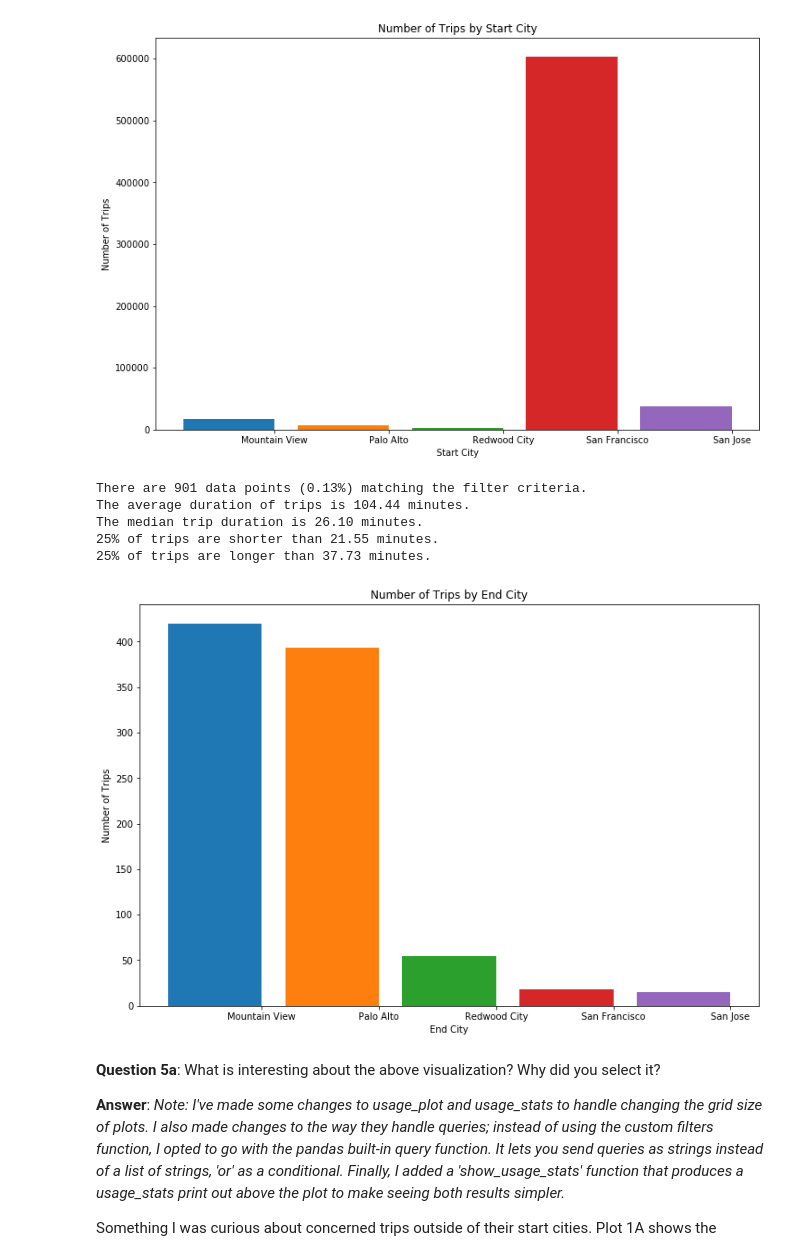
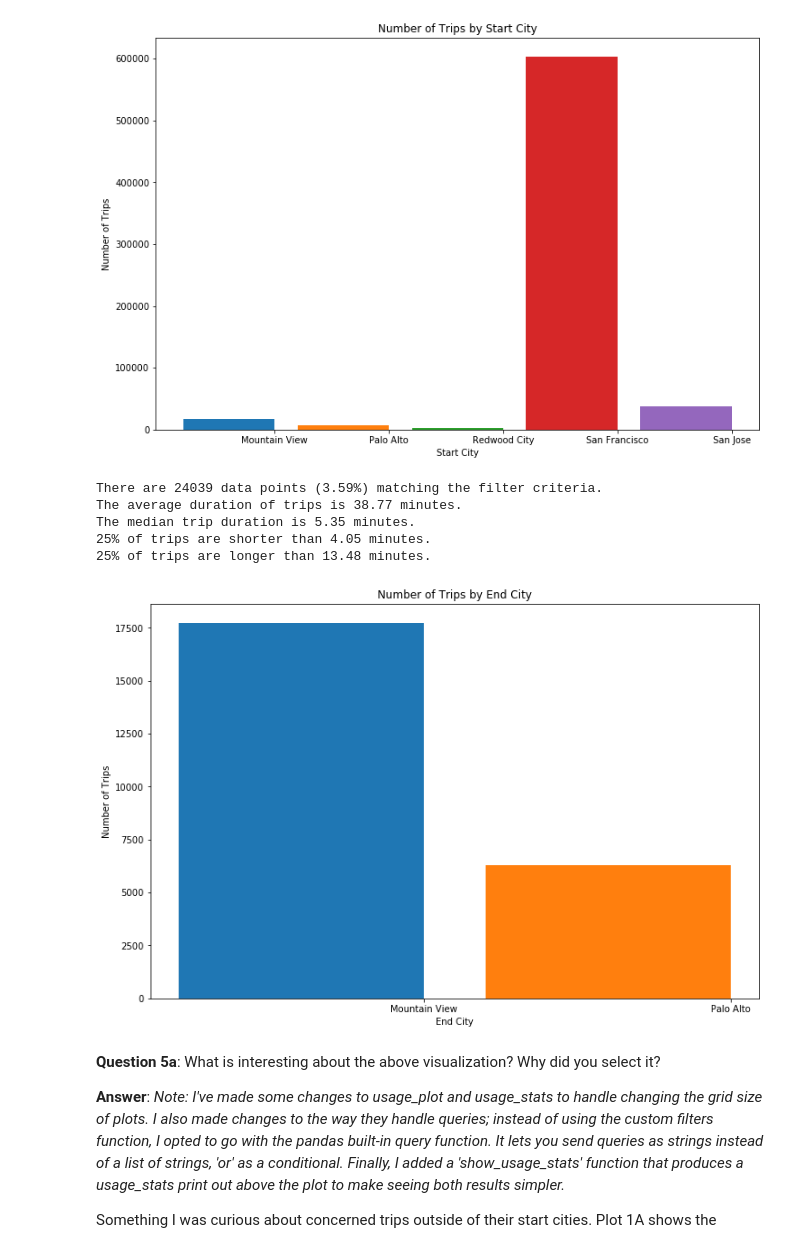
Before and after one commit to datruth29/Udacity-Data-Analyst-Nanodegree, a Jupyter notebook: dandp0-bikeshareanalysis/Bay_Area_Bike_Share_Analysis.ipynb, the cells around one changed output. Drawn from its saved outputs; the diff is of its cells as text; code cells hidden in the pictures.

```diff
--- a/dandp0-bikeshareanalysis/Bay_Area_Bike_Share_Analysis.ipynb
+++ b/dandp0-bikeshareanalysis/Bay_Area_Bike_Share_Analysis.ipynb
@@ -355,14 +352,14 @@ The median trip duration is 8.60 minutes.
 [figure]
 # %%
 # Plot 1C
-usage_plot(trip_data, "end_city", "start_city != end_city and (start_city == 'Mountain View' or start_city == 'Palo Alto')", size=(12, 8), show_usage_stats=True)
+usage_plot(trip_data, "end_city", "start_city == end_city and (start_city == 'Mountain View' or start_city == 'Palo Alto')", size=(12, 8), show_usage_stats=True)
 # %% [output]
-There are 901 data points (0.13%) matching the filter criteria.
-The average duration of trips is 104.44 minutes.
-The median trip duration is 26.10 minutes.
-25% of trips are shorter than 21.55 minutes.
-25% of trips are longer than 37.73 minutes.
+There are 24039 data points (3.59%) matching the filter criteria.
+The average duration of trips is 38.77 minutes.
+The median trip duration is 5.35 minutes.
+25% of trips are shorter than 4.05 minutes.
+25% of trips are longer than 13.48 minutes.
-[figure, old version]
+[figure, new version]
 # %% [markdown]
 **Question 5a**: What is interesting about the above visualization? Why did you select it?
 
```
Also changed, not shown: parts of 15 cells of this notebook.
